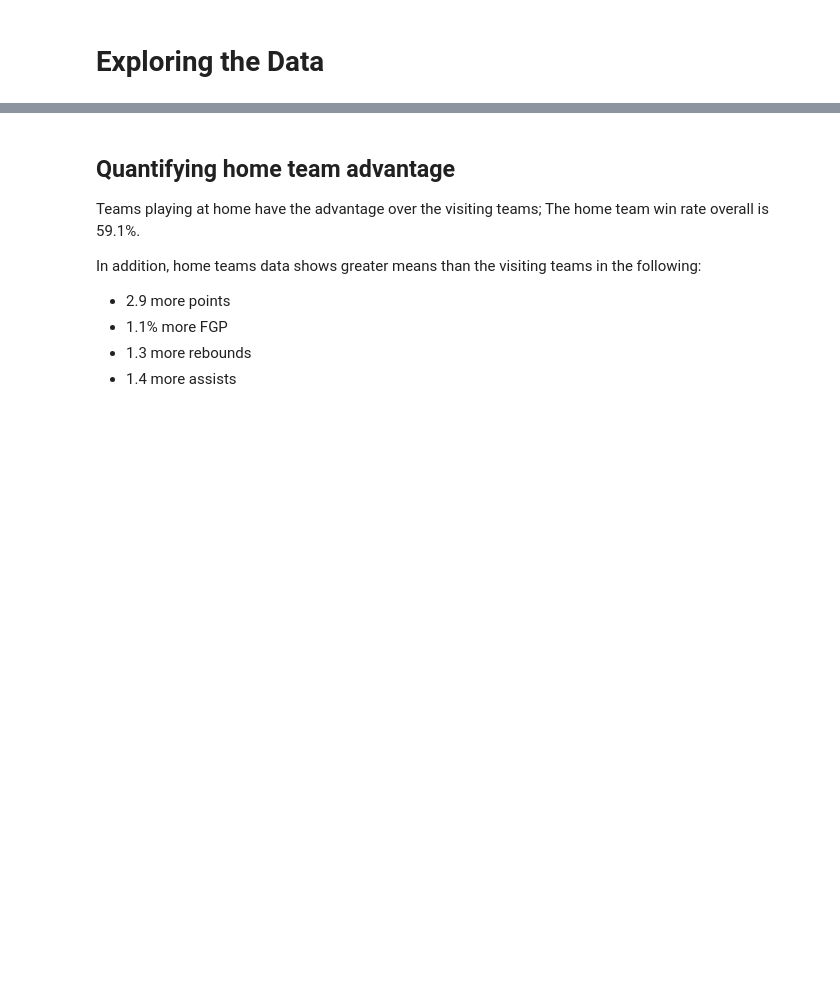
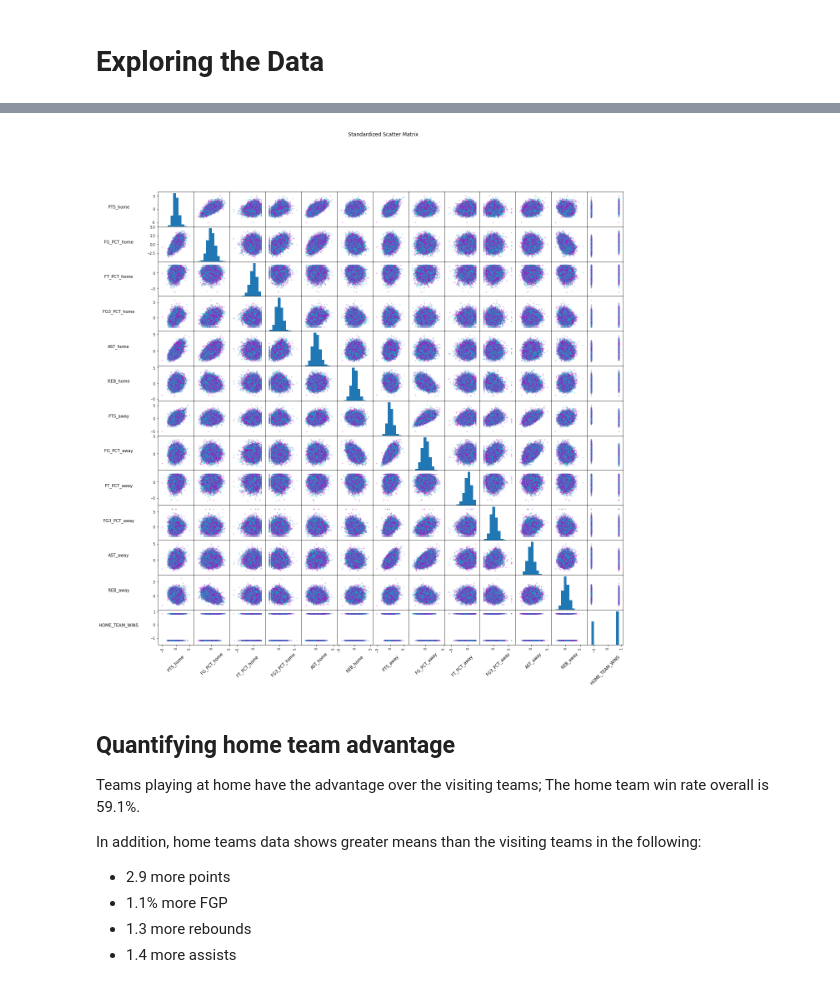
Before and after one commit to psalire/cmpe255-term-project, a Jupyter notebook: research.ipynb, the cells around one changed output, grey strips where cells are left out. Saved outputs shown, nothing was run; the diff lists cells and outputs as text; code cells hidden in the pictures; blank space fills up the shorter version.

```diff
--- a/research.ipynb
+++ b/research.ipynb
@@ -136,3 +165,23 @@ players_df
+# %%
+standardized_games_data_df = pd.DataFrame(StandardScaler().fit_transform(games_data_df), columns=games_data_df.columns)
+sm=pd.plotting.scatter_matrix(
+    standardized_games_data_df,
+    alpha=0.3,
+    figsize=(20,20),
+    diagonal='hist',
+    range_padding=0.3, # More padding to fit labels
+    c=['c','m']*(23421//2) + ['c'], # Color differentiate points from different data
+)
+# Rotate & reposition labels
+# (referenced https://stackoverflow.com/questions/32560932/how-to-customize-a-scatter-matrix-to-see-all-titles)
+for s in sm.reshape(-1):
+    s.xaxis.label.set_rotation(45)
+    s.yaxis.label.set_rotation(0)
+    s.get_yaxis().set_label_coords(-1.1,0.5)
+plt.suptitle('Standardized Scatter Matrix')
+plt.show()
+# %% [output]
+[figure, added]
 # %% [markdown]
 ## Quantifying home team advantage
 Teams playing at home have the advantage over the visiting teams; The home team win rate overall is 59.1%.
```
Also changed, not shown: parts of 9 cells of this notebook.
